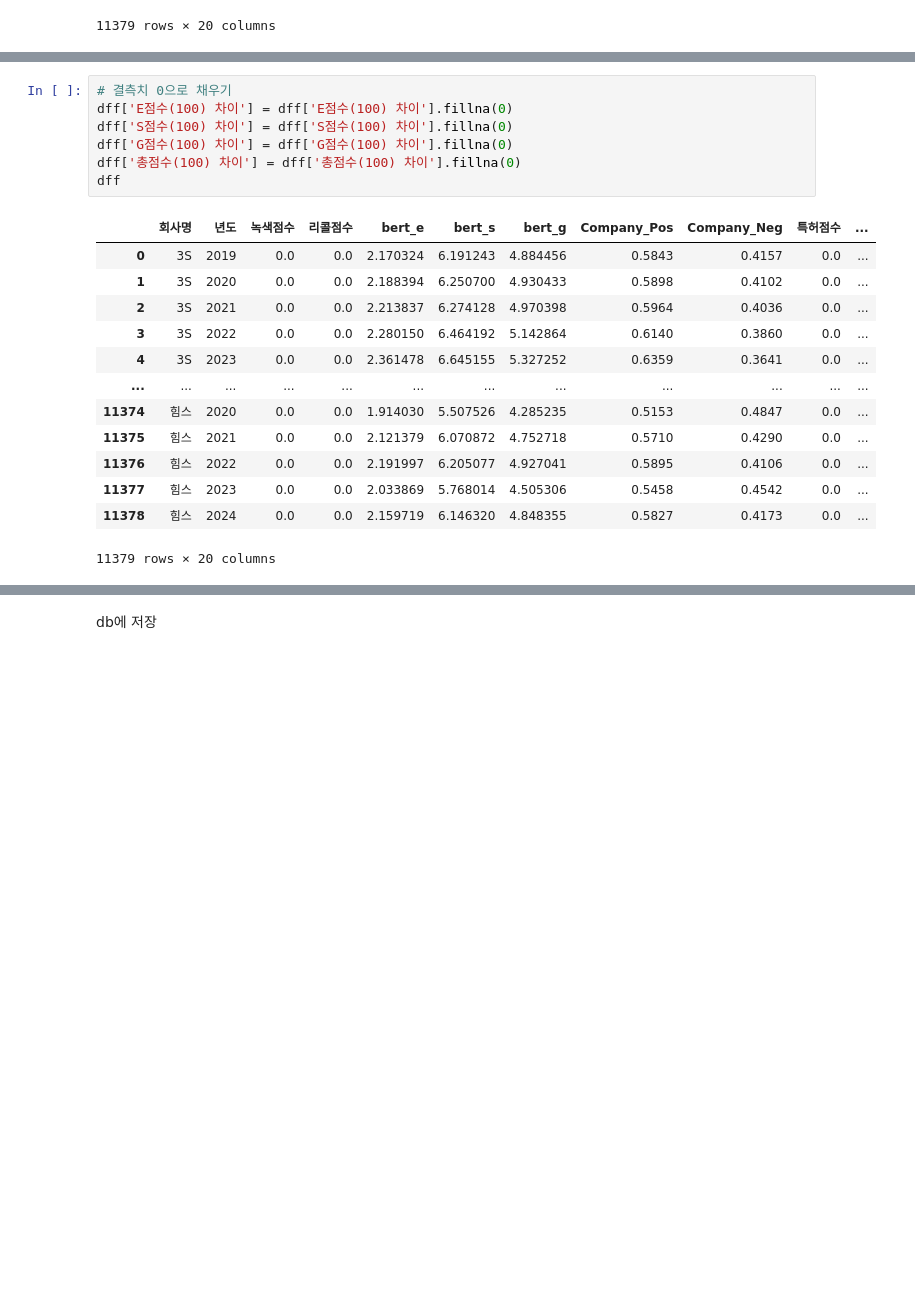
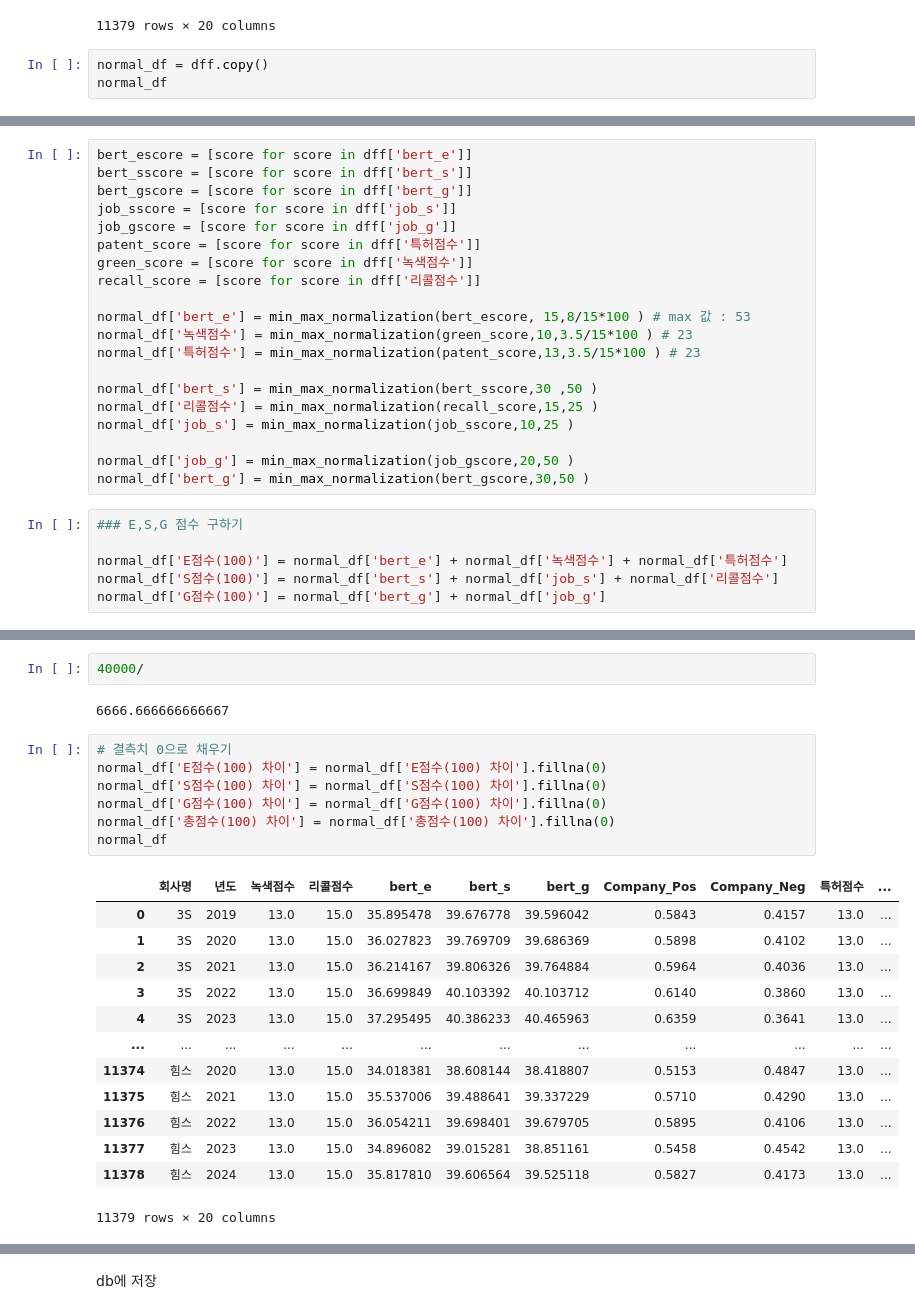
Before and after one commit to jmp-fullstack/ESG_TEAM1, a Jupyter notebook: 5.rating/총점수.ipynb, the cells around one changed output, grey strips where cells are left out. Drawn from its saved outputs; the diff is of its cells as text; blank space fills up the shorter version.

```diff
--- a/5.rating/총점수.ipynb
+++ b/5.rating/총점수.ipynb
@@ -310,3 +302,6 @@ dff
 | 11377 | 힘스 | 2023 | 0.0 | 0.0 | 2.033869 | 5.768014 | 4.505306 | 0.5458 | 0.4542 | 0.0 | ... |
 | 11378 | 힘스 | 2024 | 0.0 | 0.0 | 2.159719 | 6.146320 | 4.848355 | 0.5827 | 0.4173 | 0.0 | ... |
 11379 rows × 20 columns
+# %%
+normal_df = dff.copy()
+normal_df
@@ -312,0 +338,26 @@ dff
+# %%
+bert_escore = [score for score in dff['bert_e']]
+bert_sscore = [score for score in dff['bert_s']]
+bert_gscore = [score for score in dff['bert_g']]
+job_sscore = [score for score in dff['job_s']]
+job_gscore = [score for score in dff['job_g']]
+patent_score = [score for score in dff['특허점수']]
+green_score = [score for score in dff['녹색점수']]
+recall_score = [score for score in dff['리콜점수']]
+
+normal_df['bert_e'] = min_max_normalization(bert_escore, 15,8/15*100 ) # max 값 : 53
+normal_df['녹색점수'] = min_max_normalization(green_score,10,3.5/15*100 ) # 23
+normal_df['특허점수'] = min_max_normalization(patent_score,13,3.5/15*100 ) # 23
+
+normal_df['bert_s'] = min_max_normalization(bert_sscore,30 ,50 )
+normal_df['리콜점수'] = min_max_normalization(recall_score,15,25 )
+normal_df['job_s'] = min_max_normalization(job_sscore,10,25 )
+
+normal_df['job_g'] = min_max_normalization(job_gscore,20,50 )
+normal_df['bert_g'] = min_max_normalization(bert_gscore,30,50 )
+# %%
+### E,S,G 점수 구하기
+
+normal_df['E점수(100)'] = normal_df['bert_e'] + normal_df['녹색점수'] + normal_df['특허점수']
+normal_df['S점수(100)'] = normal_df['bert_s'] + normal_df['job_s'] + normal_df['리콜점수']
+normal_df['G점수(100)'] = normal_df['bert_g'] + normal_df['job_g']
@@ -313,21 +443,25 @@ dff
+# %%
+40000/
+# %% [output]
+6666.666666666667
 # %%
 # 결측치 0으로 채우기
-dff['E점수(100) 차이'] = dff['E점수(100) 차이'].fillna(0)
-dff['S점수(100) 차이'] = dff['S점수(100) 차이'].fillna(0)
-dff['G점수(100) 차이'] = dff['G점수(100) 차이'].fillna(0)
-dff['총점수(100) 차이'] = dff['총점수(100) 차이'].fillna(0)
-dff
+normal_df['E점수(100) 차이'] = normal_df['E점수(100) 차이'].fillna(0)
+normal_df['S점수(100) 차이'] = normal_df['S점수(100) 차이'].fillna(0)
+normal_df['G점수(100) 차이'] = normal_df['G점수(100) 차이'].fillna(0)
+normal_df['총점수(100) 차이'] = normal_df['총점수(100) 차이'].fillna(0)
+normal_df
 # %% [output]
 |  | 회사명 | 년도 | 녹색점수 | 리콜점수 | bert_e | bert_s | bert_g | Company_Pos | Company_Neg | 특허점수 | ... |
-| 0 | 3S | 2019 | 0.0 | 0.0 | 2.170324 | 6.191243 | 4.884456 | 0.5843 | 0.4157 | 0.0 | ... |
-| 1 | 3S | 2020 | 0.0 | 0.0 | 2.188394 | 6.250700 | 4.930433 | 0.5898 | 0.4102 | 0.0 | ... |
-| 2 | 3S | 2021 | 0.0 | 0.0 | 2.213837 | 6.274128 | 4.970398 | 0.5964 | 0.4036 | 0.0 | ... |
-| 3 | 3S | 2022 | 0.0 | 0.0 | 2.280150 | 6.464192 | 5.142864 | 0.6140 | 0.3860 | 0.0 | ... |
-| 4 | 3S | 2023 | 0.0 | 0.0 | 2.361478 | 6.645155 | 5.327252 | 0.6359 | 0.3641 | 0.0 | ... |
+| 0 | 3S | 2019 | 13.0 | 15.0 | 35.895478 | 39.676778 | 39.596042 | 0.5843 | 0.4157 | 13.0 | ... |
+| 1 | 3S | 2020 | 13.0 | 15.0 | 36.027823 | 39.769709 | 39.686369 | 0.5898 | 0.4102 | 13.0 | ... |
+| 2 | 3S | 2021 | 13.0 | 15.0 | 36.214167 | 39.806326 | 39.764884 | 0.5964 | 0.4036 | 13.0 | ... |
+| 3 | 3S | 2022 | 13.0 | 15.0 | 36.699849 | 40.103392 | 40.103712 | 0.6140 | 0.3860 | 13.0 | ... |
+| 4 | 3S | 2023 | 13.0 | 15.0 | 37.295495 | 40.386233 | 40.465963 | 0.6359 | 0.3641 | 13.0 | ... |
 | ... | ... | ... | ... | ... | ... | ... | ... | ... | ... | ... | ... |
-| 11374 | 힘스 | 2020 | 0.0 | 0.0 | 1.914030 | 5.507526 | 4.285235 | 0.5153 | 0.4847 | 0.0 | ... |
-| 11375 | 힘스 | 2021 | 0.0 | 0.0 | 2.121379 | 6.070872 | 4.752718 | 0.5710 | 0.4290 | 0.0 | ... |
-| 11376 | 힘스 | 2022 | 0.0 | 0.0 | 2.191997 | 6.205077 | 4.927041 | 0.5895 | 0.4106 | 0.0 | ... |
-| 11377 | 힘스 | 2023 | 0.0 | 0.0 | 2.033869 | 5.768014 | 4.505306 | 0.5458 | 0.4542 | 0.0 | ... |
-| 11378 | 힘스 | 2024 | 0.0 | 0.0 | 2.159719 | 6.146320 | 4.848355 | 0.5827 | 0.4173 | 0.0 | ... |
+| 11374 | 힘스 | 2020 | 13.0 | 15.0 | 34.018381 | 38.608144 | 38.418807 | 0.5153 | 0.4847 | 13.0 | ... |
+| 11375 | 힘스 | 2021 | 13.0 | 15.0 | 35.537006 | 39.488641 | 39.337229 | 0.5710 | 0.4290 | 13.0 | ... |
+| 11376 | 힘스 | 2022 | 13.0 | 15.0 | 36.054211 | 39.698401 | 39.679705 | 0.5895 | 0.4106 | 13.0 | ... |
+| 11377 | 힘스 | 2023 | 13.0 | 15.0 | 34.896082 | 39.015281 | 38.851161 | 0.5458 | 0.4542 | 13.0 | ... |
+| 11378 | 힘스 | 2024 | 13.0 | 15.0 | 35.817810 | 39.606564 | 39.525118 | 0.5827 | 0.4173 | 13.0 | ... |
 11379 rows × 20 columns
```
Also changed, not shown: parts of 16 cells of this notebook.
